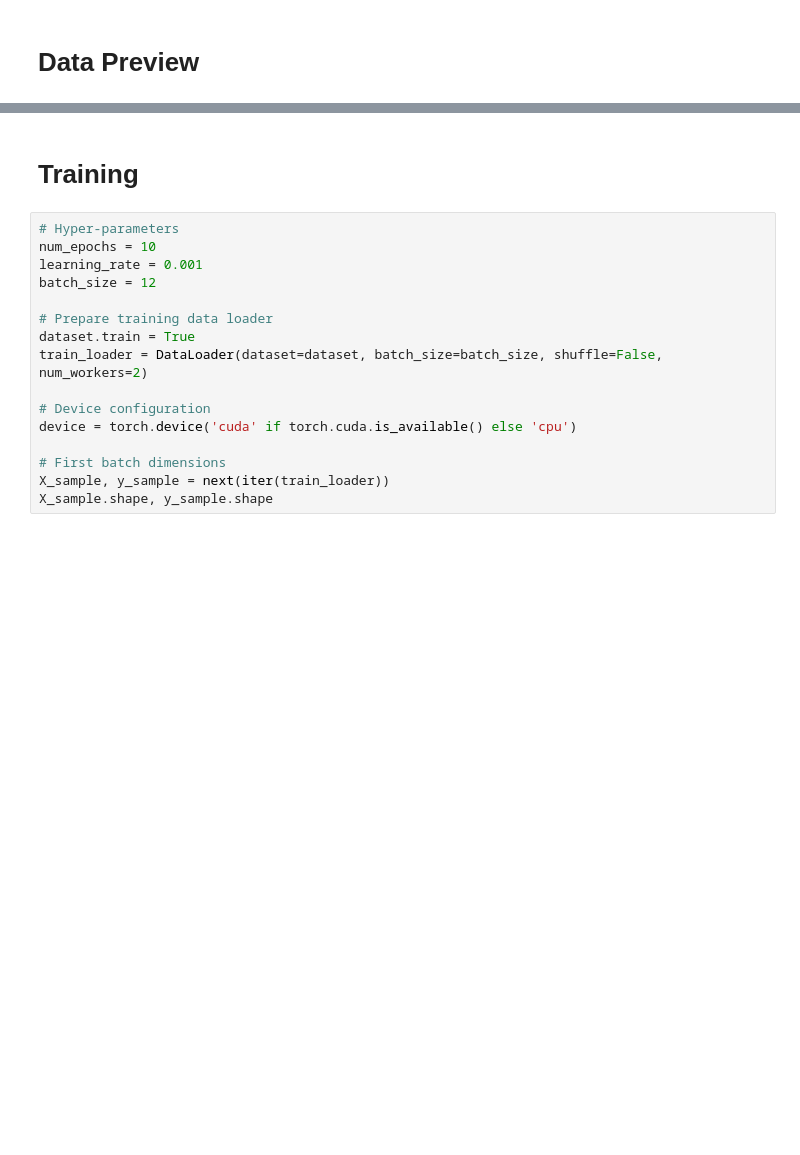
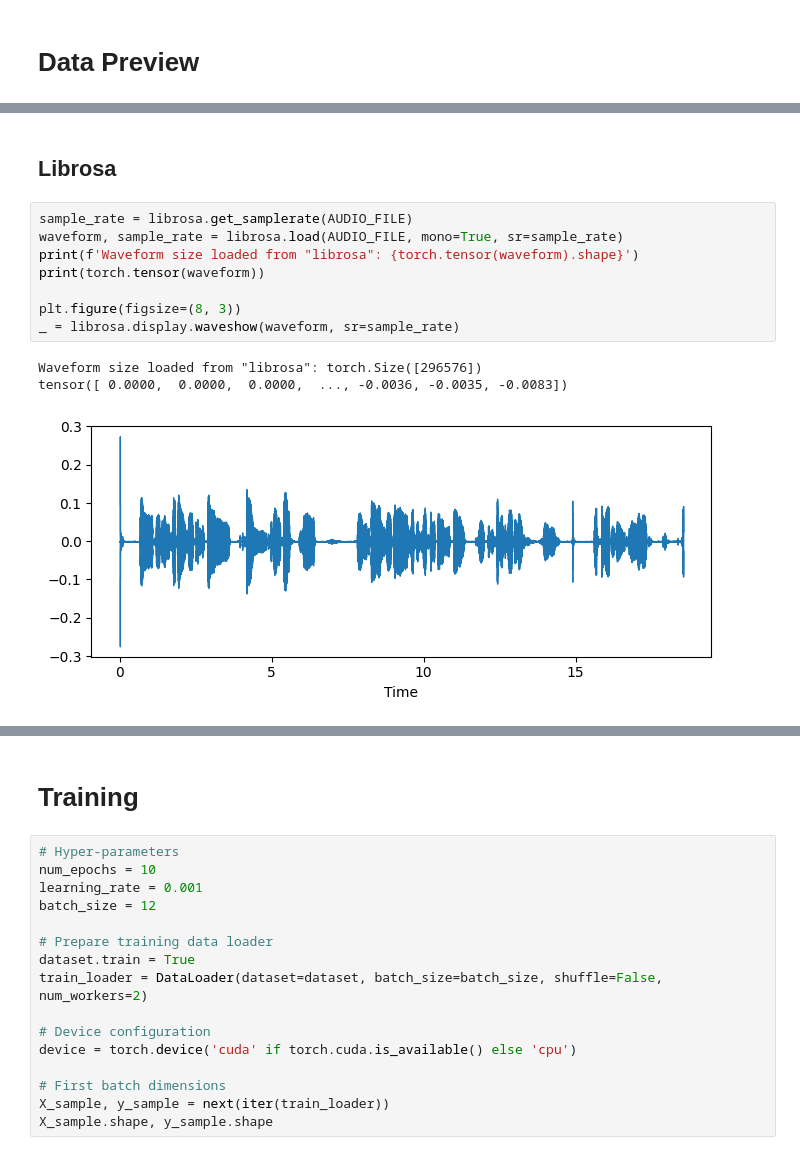
Before and after one commit to tabaraei/depression-detection, a Jupyter notebook: depression_detection.ipynb, the cells around one changed output, grey strips where cells are left out. Cells and saved outputs as stored; diff of their text form; blank space fills up the shorter version.

```diff
--- a/depression_detection.ipynb
+++ b/depression_detection.ipynb
@@ -296,0 +159,14 @@ plot_spectrogram(dataset.X_train[sample_idx, channel])
+# %% [markdown]
+## Librosa
+# %%
+sample_rate = librosa.get_samplerate(AUDIO_FILE)
+waveform, sample_rate = librosa.load(AUDIO_FILE, mono=True, sr=sample_rate)
+print(f'Waveform size loaded from "librosa": {torch.tensor(waveform).shape}')
+print(torch.tensor(waveform))
+
+plt.figure(figsize=(8, 3))
+_ = librosa.display.waveshow(waveform, sr=sample_rate)
+# %% [output]
+Waveform size loaded from "librosa": torch.Size([296576])
+tensor([ 0.0000,  0.0000,  0.0000,  ..., -0.0036, -0.0035, -0.0083])
+[figure, added]
```
Also changed, not shown: parts of 33 cells of this notebook.
